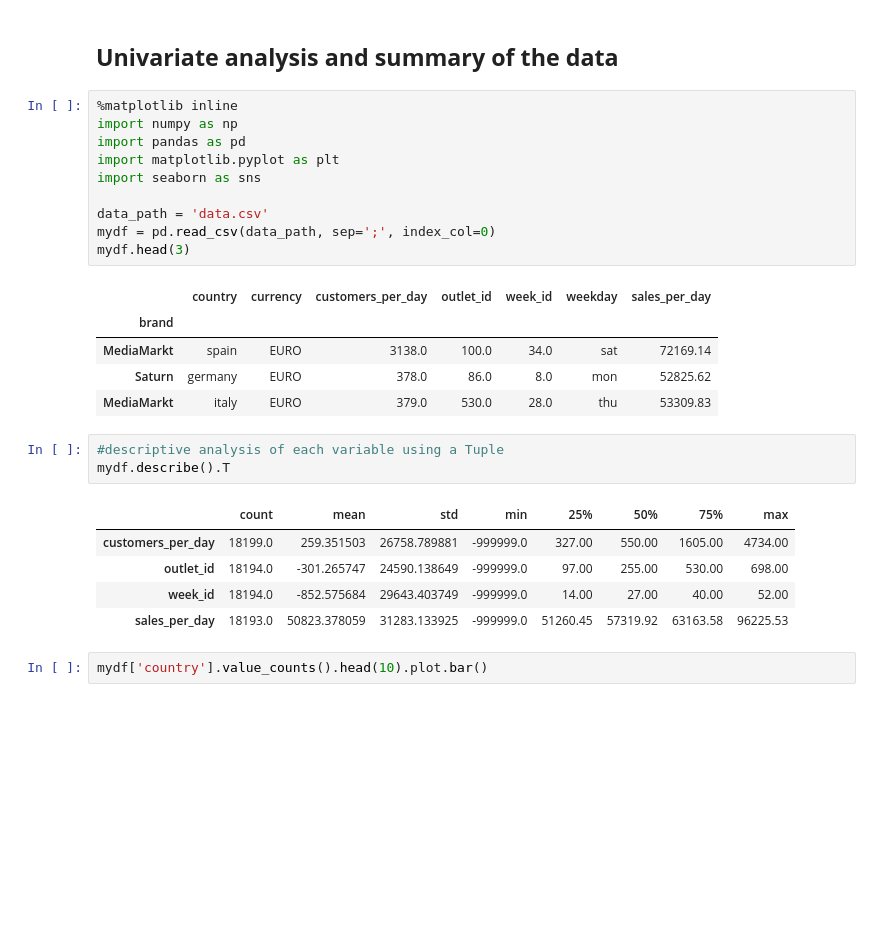
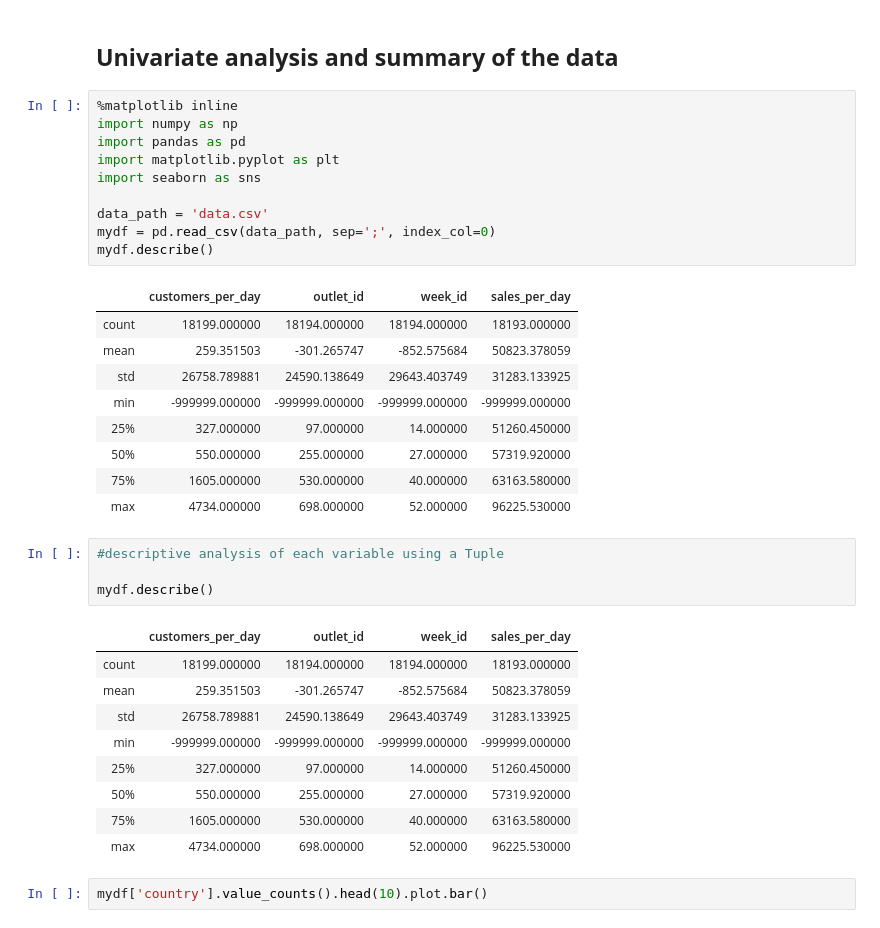
Before and after one commit to data-lab01/01, a Jupyter notebook: 02. Checking Data/Checking the data.ipynb, the cells around one changed output. Saved outputs shown, nothing was run; the diff lists cells and outputs as text; blank space fills up the shorter version.

```diff
--- a/02. Checking Data/Checking the data.ipynb
+++ b/02. Checking Data/Checking the data.ipynb
@@ -20,22 +20,31 @@ import seaborn as sns
 
 data_path = 'data.csv'
 mydf = pd.read_csv(data_path, sep=';', index_col=0)
-mydf.head(3)
+mydf.describe()
 # %% [output]
-|  | country | currency | customers_per_day | outlet_id | week_id | weekday | sales_per_day |
-| brand |  |  |  |  |  |  |  |
-| MediaMarkt | spain | EURO | 3138.0 | 100.0 | 34.0 | sat | 72169.14 |
-| Saturn | germany | EURO | 378.0 | 86.0 | 8.0 | mon | 52825.62 |
-| MediaMarkt | italy | EURO | 379.0 | 530.0 | 28.0 | thu | 53309.83 |
+|  | customers_per_day | outlet_id | week_id | sales_per_day |
+| count | 18199.000000 | 18194.000000 | 18194.000000 | 18193.000000 |
+| mean | 259.351503 | -301.265747 | -852.575684 | 50823.378059 |
+| std | 26758.789881 | 24590.138649 | 29643.403749 | 31283.133925 |
+| min | -999999.000000 | -999999.000000 | -999999.000000 | -999999.000000 |
+| 25% | 327.000000 | 97.000000 | 14.000000 | 51260.450000 |
+| 50% | 550.000000 | 255.000000 | 27.000000 | 57319.920000 |
+| 75% | 1605.000000 | 530.000000 | 40.000000 | 63163.580000 |
+| max | 4734.000000 | 698.000000 | 52.000000 | 96225.530000 |
 # %%
 #descriptive analysis of each variable using a Tuple
-mydf.describe().T
+
+mydf.describe()
 # %% [output]
-|  | count | mean | std | min | 25% | 50% | 75% | max |
-| customers_per_day | 18199.0 | 259.351503 | 26758.789881 | -999999.0 | 327.00 | 550.00 | 1605.00 | 4734.00 |
-| outlet_id | 18194.0 | -301.265747 | 24590.138649 | -999999.0 | 97.00 | 255.00 | 530.00 | 698.00 |
-| week_id | 18194.0 | -852.575684 | 29643.403749 | -999999.0 | 14.00 | 27.00 | 40.00 | 52.00 |
-| sales_per_day | 18193.0 | 50823.378059 | 31283.133925 | -999999.0 | 51260.45 | 57319.92 | 63163.58 | 96225.53 |
+|  | customers_per_day | outlet_id | week_id | sales_per_day |
+| count | 18199.000000 | 18194.000000 | 18194.000000 | 18193.000000 |
+| mean | 259.351503 | -301.265747 | -852.575684 | 50823.378059 |
+| std | 26758.789881 | 24590.138649 | 29643.403749 | 31283.133925 |
+| min | -999999.000000 | -999999.000000 | -999999.000000 | -999999.000000 |
+| 25% | 327.000000 | 97.000000 | 14.000000 | 51260.450000 |
+| 50% | 550.000000 | 255.000000 | 27.000000 | 57319.920000 |
+| 75% | 1605.000000 | 530.000000 | 40.000000 | 63163.580000 |
+| max | 4734.000000 | 698.000000 | 52.000000 | 96225.530000 |
 # %%
 mydf['country'].value_counts().head(10).plot.bar()
 # %% [output]
```
